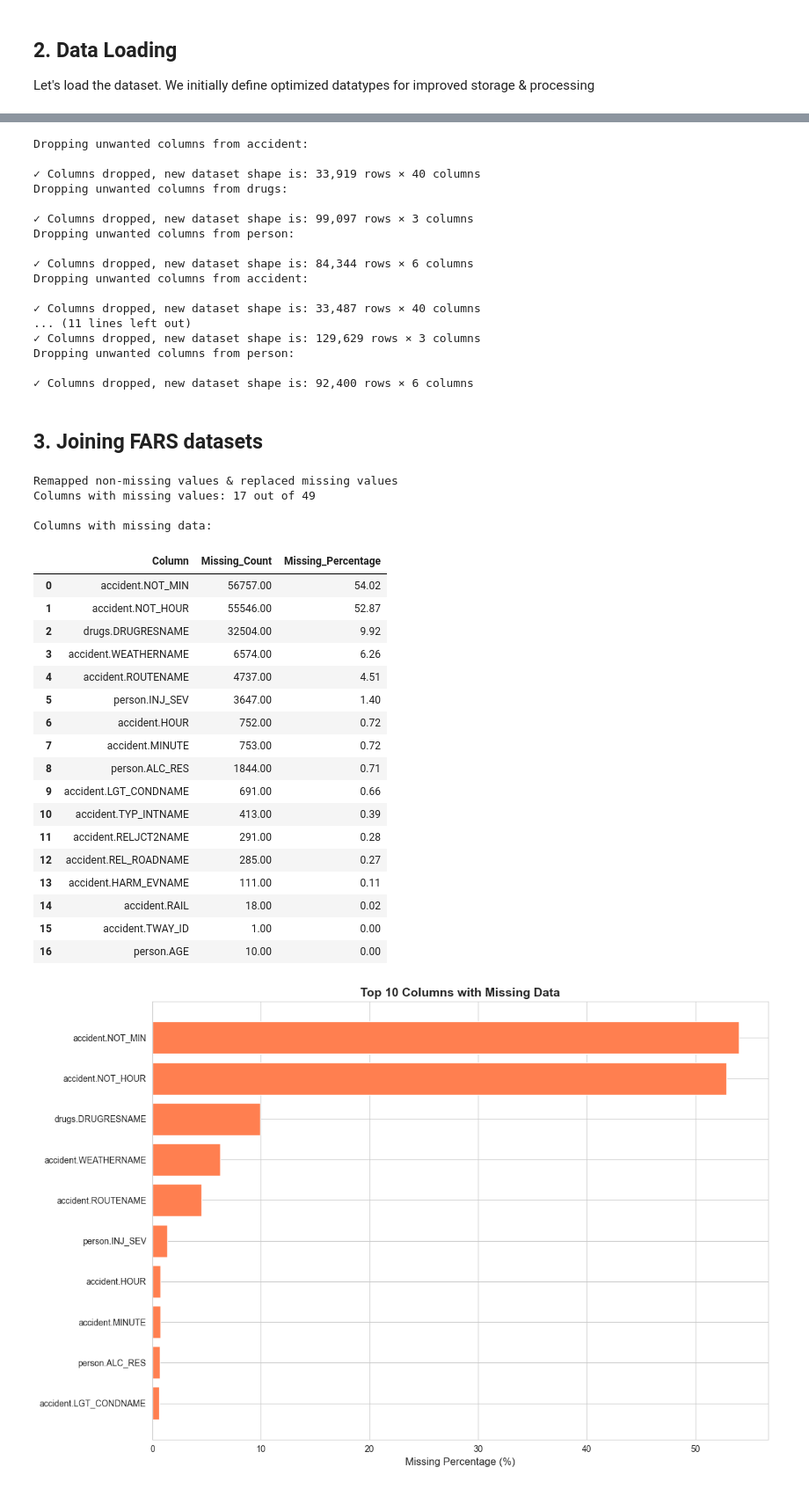
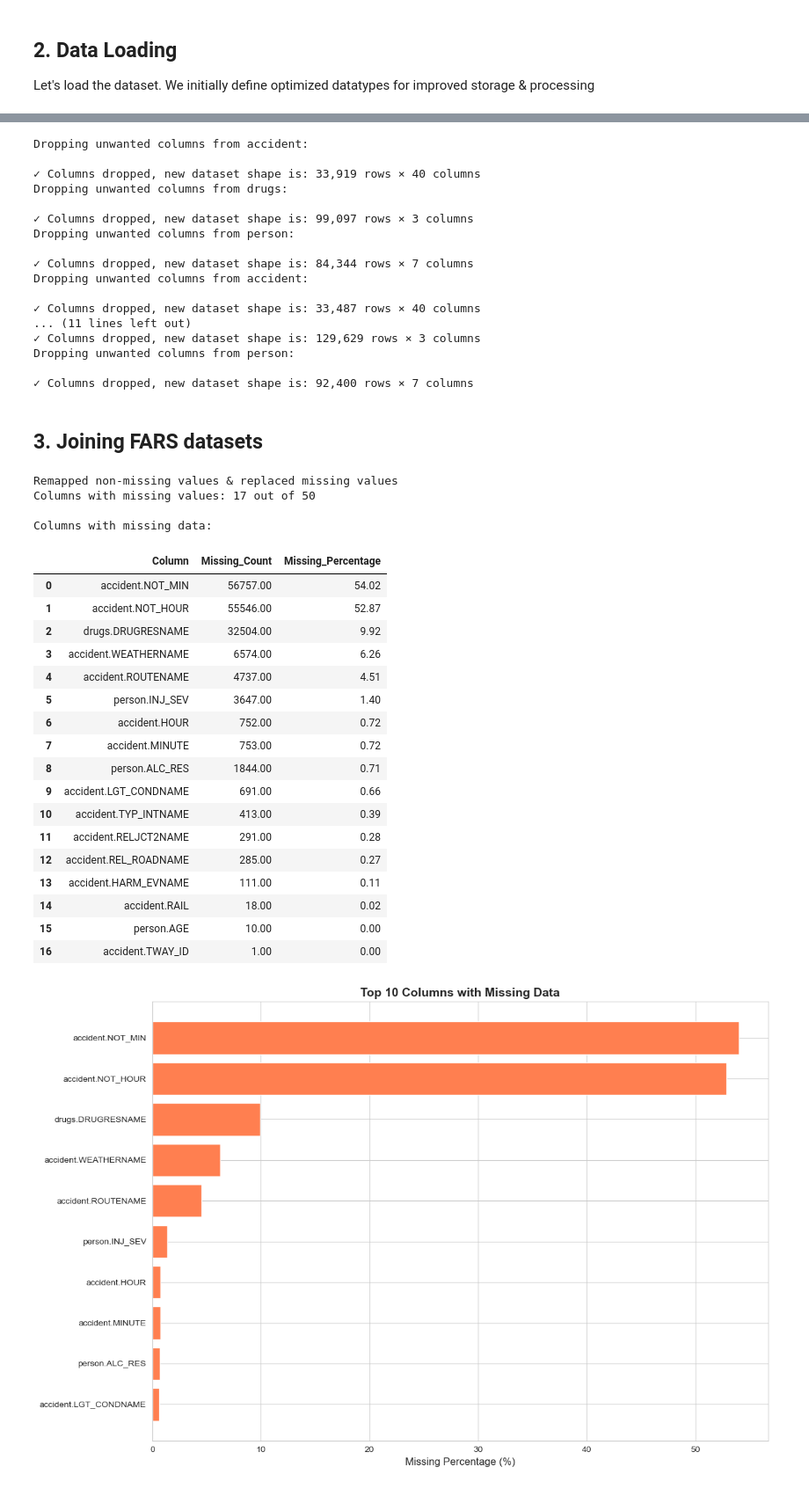
Before and after one commit to PFans-201/US_accidents_project, a Jupyter notebook: notebooks/01_data_loading_accidents.ipynb, the cells around one changed output, grey strips where cells are left out. Shown: that part at 88% size. Saved outputs shown, nothing was run; the diff lists cells and outputs as text; code cells hidden in the pictures.

```diff
--- a/notebooks/01_data_loading_accidents.ipynb
+++ b/notebooks/01_data_loading_accidents.ipynb
@@ -174,7 +175,7 @@ fars_accident_cols = [
     'SCH_BUSNAME', 'RAIL', 'NOT_HOUR', 'NOT_MIN', 'ARR_HOUR', 'ARR_MIN', 'HOSP_HR', 'HOSP_MN', 'FATALS'
     ]
 fars_drugs_cols = ['ST_CASE', 'PER_NO', 'DRUGRESNAME']
-fars_person_cols = ['ST_CASE', 'PER_NO', 'AGE', 'PER_TYP', 'INJ_SEV', 'ALC_RES']
+fars_person_cols = ['ST_CASE', 'PER_NO', 'AGE', 'PER_TYP', 'INJ_SEV', 'ALC_RES', 'DRINKING'] # added DRINKING var
 fars_col_subsets = [fars_accident_cols, fars_drugs_cols, fars_person_cols]
 for i, year in enumerate(years):
     for j, fars_col_subset in enumerate(fars_col_subsets):
@@ -190,7 +191,7 @@ Dropping unwanted columns from drugs:
 ✓ Columns dropped, new dataset shape is: 99,097 rows × 3 columns
 Dropping unwanted columns from person:
 
-✓ Columns dropped, new dataset shape is: 84,344 rows × 6 columns
+✓ Columns dropped, new dataset shape is: 84,344 rows × 7 columns
 Dropping unwanted columns from accident:
 
 ✓ Columns dropped, new dataset shape is: 33,487 rows × 40 columns
@@ -198,7 +199,7 @@ Dropping unwanted columns from accident:
 ✓ Columns dropped, new dataset shape is: 129,629 rows × 3 columns
 Dropping unwanted columns from person:
 
-✓ Columns dropped, new dataset shape is: 92,400 rows × 6 columns
+✓ Columns dropped, new dataset shape is: 92,400 rows × 7 columns
 # %% [markdown]
 ## 3. Joining FARS datasets
 # %%
@@ -230,8 +231,8 @@ remap_vals = {
         },
     'DRUGRESNAME': {
         'Narcotic Analgesics': 'Narcotics',
-        'Phencyclidine (PCP)': 'Other Drug (Specify:)',
-        'Dissociative Anesthetics': 'Other Drug (Specify:)',
+    #    'Phencyclidine (PCP)': 'Other Drug (Specify:)',        # keep as it is for positive_keywords
+    #    'Dissociative Anesthetics': 'Other Drug (Specify:)',   # keep as it is for positive_keywords
         'Non-Psychoactive/Other Drugs': 'None Detected/Below Threshold',
     }
 }
@@ -284,36 +285,36 @@ for i, dataset in enumerate(fars_data[0]):
             'Missing_Count': [missing_count],
             'Missing_Percentage': [((missing_count / total_count) * 100).round(2)]
         })
         missing = pd.concat([missing, new_missing_frame])
 
 missing = missing[missing['Missing_Count'] > 0].sort_values('Missing_Percentage', ascending=False)
 print(f"Columns with missing values: {len(missing)} out of {sum([len(dataset.columns) for dataset in fars_data[0]])}")
 print("\nColumns with missing data:")
 missing = missing.reset_index(drop=True)
 display(missing)
 # %% [output]
 Remapped non-missing values & replaced missing values
-Columns with missing values: 17 out of 49
+Columns with missing values: 17 out of 50
 
 Columns with missing data:
 |  | Column | Missing_Count | Missing_Percentage |
 | 0 | accident.NOT_MIN | 56757.00 | 54.02 |
 | 1 | accident.NOT_HOUR | 55546.00 | 52.87 |
 | 2 | drugs.DRUGRESNAME | 32504.00 | 9.92 |
 | 3 | accident.WEATHERNAME | 6574.00 | 6.26 |
 | 4 | accident.ROUTENAME | 4737.00 | 4.51 |
 | 5 | person.INJ_SEV | 3647.00 | 1.40 |
 | 6 | accident.HOUR | 752.00 | 0.72 |
 | 7 | accident.MINUTE | 753.00 | 0.72 |
 | 8 | person.ALC_RES | 1844.00 | 0.71 |
 | 9 | accident.LGT_CONDNAME | 691.00 | 0.66 |
 | 10 | accident.TYP_INTNAME | 413.00 | 0.39 |
 | 11 | accident.RELJCT2NAME | 291.00 | 0.28 |
 | 12 | accident.REL_ROADNAME | 285.00 | 0.27 |
 | 13 | accident.HARM_EVNAME | 111.00 | 0.11 |
 | 14 | accident.RAIL | 18.00 | 0.02 |
-| 15 | accident.TWAY_ID | 1.00 | 0.00 |
-| 16 | person.AGE | 10.00 | 0.00 |
+| 15 | person.AGE | 10.00 | 0.00 |
+| 16 | accident.TWAY_ID | 1.00 | 0.00 |
 # %%
 # Visualize missing data
 fig, ax = plt.subplots(figsize=(12, 8))
```
Also changed, not shown: parts of 6 cells of this notebook, 2 other files.
